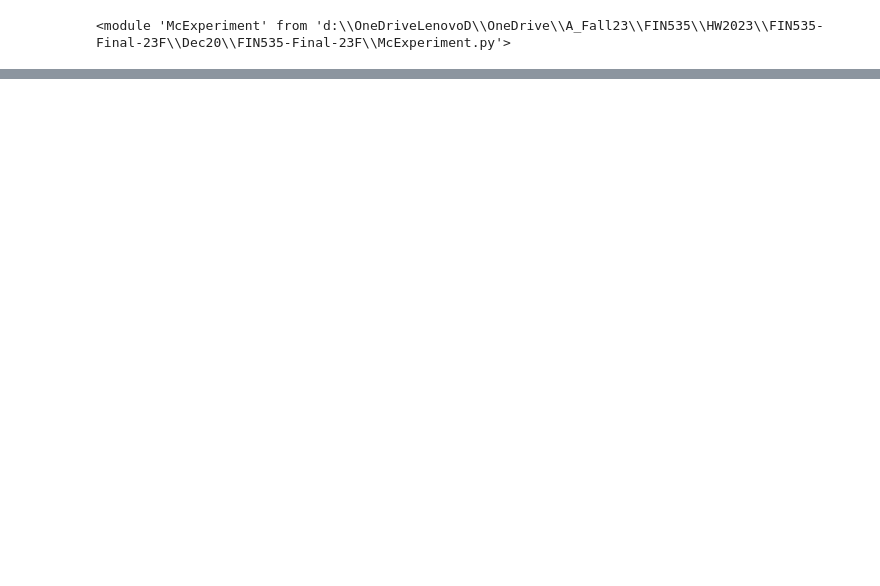
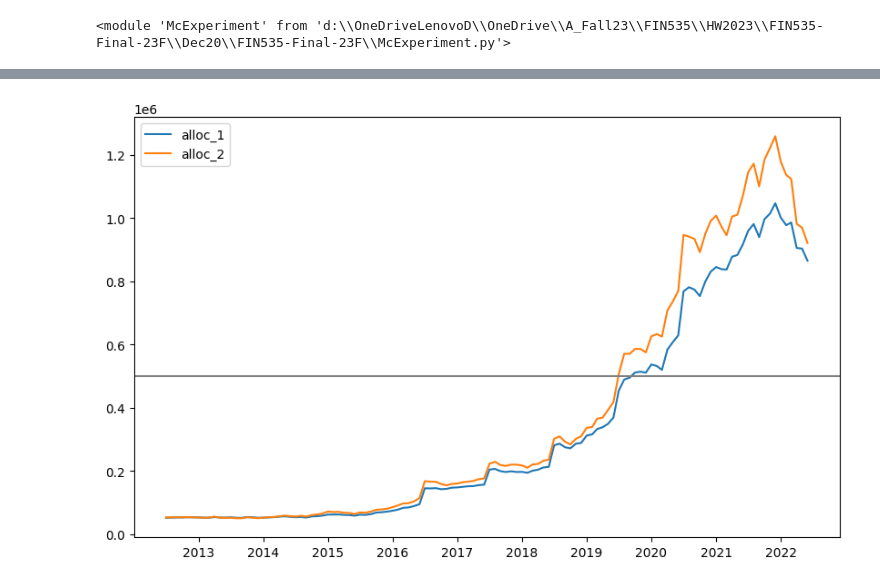
Before and after one commit to fxn-thu/FIN535-Final-23F, a Jupyter notebook: demo.ipynb, the cells around one changed output, grey strips where cells are left out. Saved outputs shown, nothing was run; the diff lists cells and outputs as text; code cells hidden in the pictures; blank space fills up the shorter version.

```diff
--- a/demo.ipynb
+++ b/demo.ipynb
@@ -43,0 +89,9 @@ Summary_table.round(2)
+# %%
+plt.figure(figsize=(10, 6))
+plt.plot(df2)
+plt.axhline(y=500000, color='grey', linestyle='-')
+plt.legend(['alloc_1','alloc_2'])
+plt.savefig('figures/alloc_car_realtime_capitalplot_all.png',bbox_inches='tight')
+plt.show()
+# %% [output]
+[figure, added]
```
Also changed, not shown: parts of 8 cells of this notebook, 24 other files.
